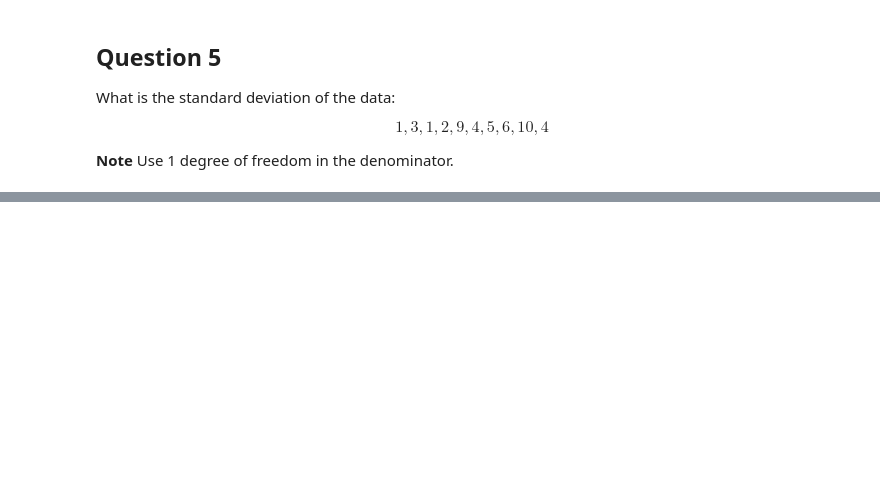
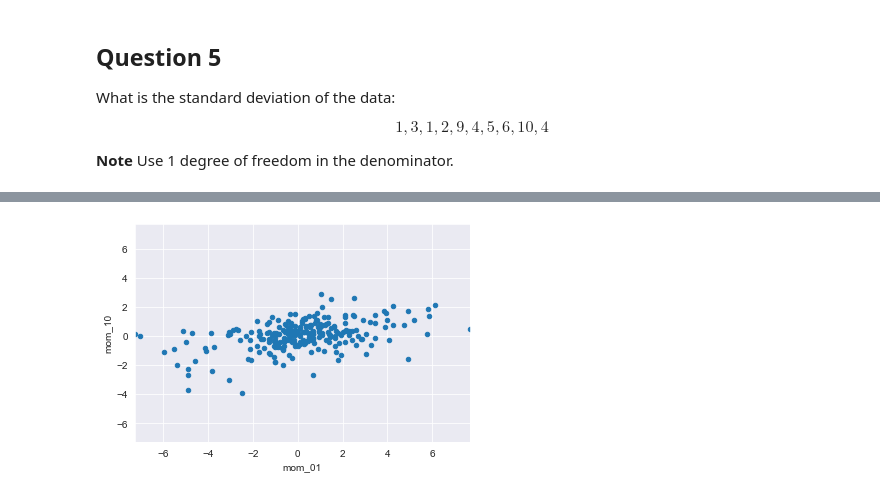
Before and after one commit to bashtage/python-introduction, a Jupyter notebook: solutions/final-exam.ipynb, the cells around one changed output, grey strips where cells are left out. Cells and saved outputs as stored; diff of their text form; code cells hidden in the pictures; blank space fills up the shorter version.

```diff
--- a/solutions/final-exam.ipynb
+++ b/solutions/final-exam.ipynb
@@ -57,4 +58,5 @@ QUESTION_3 = pd.read_csv('data/momentum.csv', parse_dates=True, index_col='date'
 Construct a DataFrame using the data loaded in the previous question
 that contains the returns from momentum portfolio 5 in March and April 2016.
 # %%
-QUESTION_4 = QUESTION_3.loc['2016-03':'2016-04', ['mom_05']]
+momentum = QUESTION_3
+QUESTION_4 = momentum.loc['2016-03':'2016-04', ['mom_05']]
@@ -108,0 +172,12 @@ QUESTION_5 = pd.Series(data).std()
+# %%
+import seaborn
+seaborn.set_style('darkgrid')
+
+data = momentum.loc['2016',['mom_01','mom_10']]
+ax = data.plot.scatter(x='mom_01', y='mom_10')
+limits = data.min().min(), data.max().max()
+ax.set_xlim(limits)
+ax.set_ylim(limits)
+QUESTION_12 = ax.get_figure()
+# %% [output]
+[figure, added]
```
Also changed, not shown: parts of 46 cells of this notebook, 15 other files.
